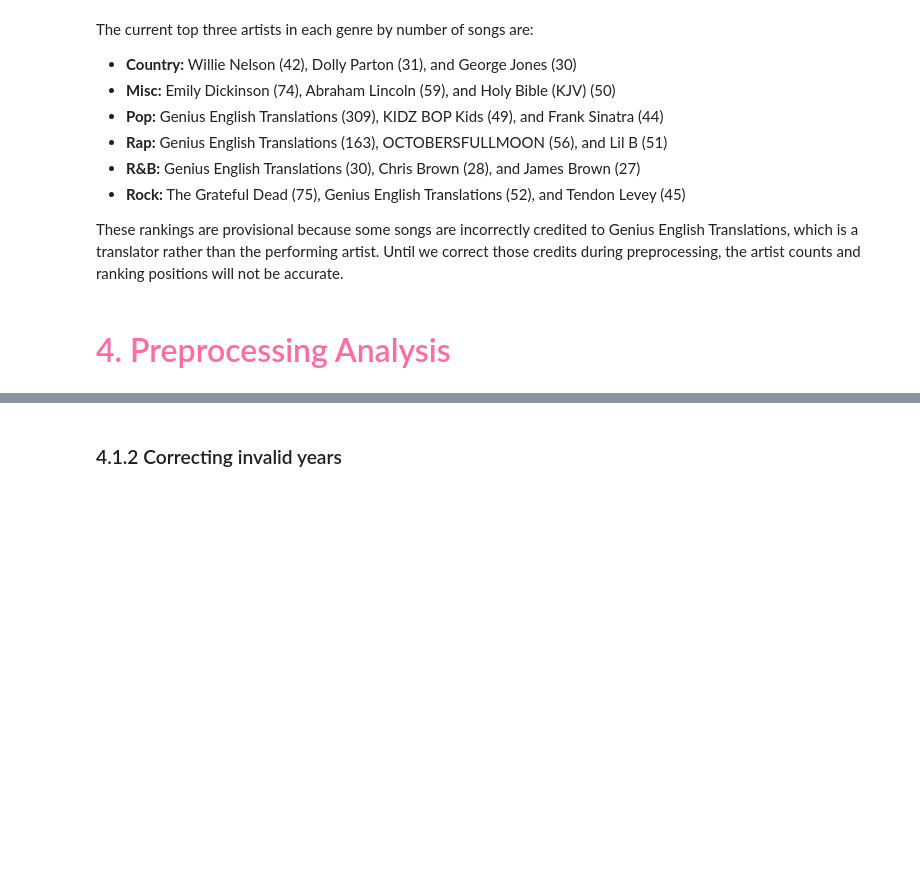
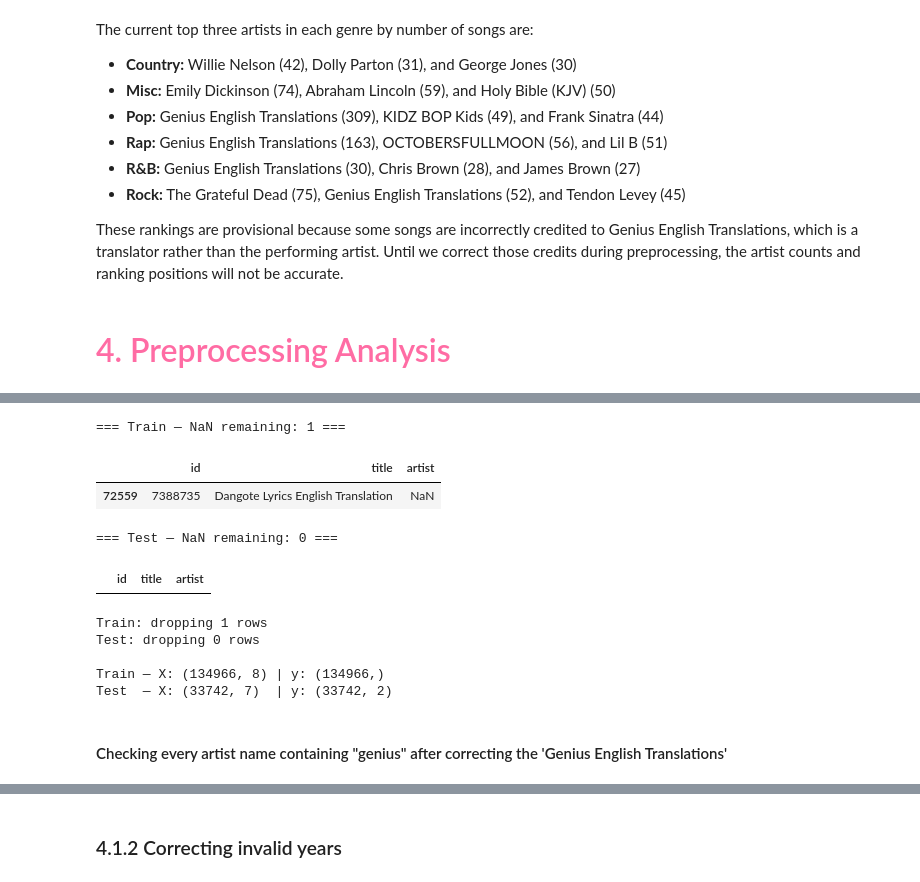
Before and after one commit to jnfpm/Text-Mining-, a Jupyter notebook: EDA.ipynb, the cells around one changed output, grey strips where cells are left out. Cells and saved outputs as stored; diff of their text form; code cells hidden in the pictures; blank space fills up the shorter version.

```diff
--- a/EDA.ipynb
+++ b/EDA.ipynb
@@ -843,0 +936,31 @@ for split_df in (train_df, val_df, test_df):
+# %%
+for name, df, miss_ids in [('Train', X_train, train_miss_artists['id']),
+                            ('Test',  X_test,  test_miss_artists['id'])]:
+    nan_left = df.loc[df['id'].isin(miss_ids) & df['artist'].isna(), ['id', 'title', 'artist']]
+    print(f"=== {name} — NaN remaining: {len(nan_left)} ===")
+    display(nan_left)
+# %% [output]
+=== Train — NaN remaining: 1 ===
+|  | id | title | artist |
+| 72559 | 7388735 | Dangote Lyrics English Translation | NaN |
+=== Test — NaN remaining: 0 ===
+|  | id | title | artist |
+# %%
+for name, df, y, miss_ids in [('Train', X_train, y_train, train_miss_artists['id']),
+                               ('Test',  X_test,  y_test,  test_miss_artists['id'])]:
+    still_nan = df['id'].isin(miss_ids) & df['artist'].isna()
+    drop_idx = df[still_nan].index
+    print(f"{name}: dropping {len(drop_idx)} rows")
+    df.drop(index=drop_idx, inplace=True)
+    y.drop(index=drop_idx, inplace=True)
+
+print(f"\nTrain — X: {X_train.shape} | y: {y_train.shape}")
+print(f"Test  — X: {X_test.shape}  | y: {y_test.shape}")
+# %% [output]
+Train: dropping 1 rows
+Test: dropping 0 rows
+
+Train — X: (134966, 8) | y: (134966,)
+Test  — X: (33742, 7)  | y: (33742, 2)
+# %% [markdown]
+#### Checking every artist name containing "genius" after correcting the 'Genius English Translations'
```
Also changed, not shown: parts of 29 cells of this notebook, 3 other files.
